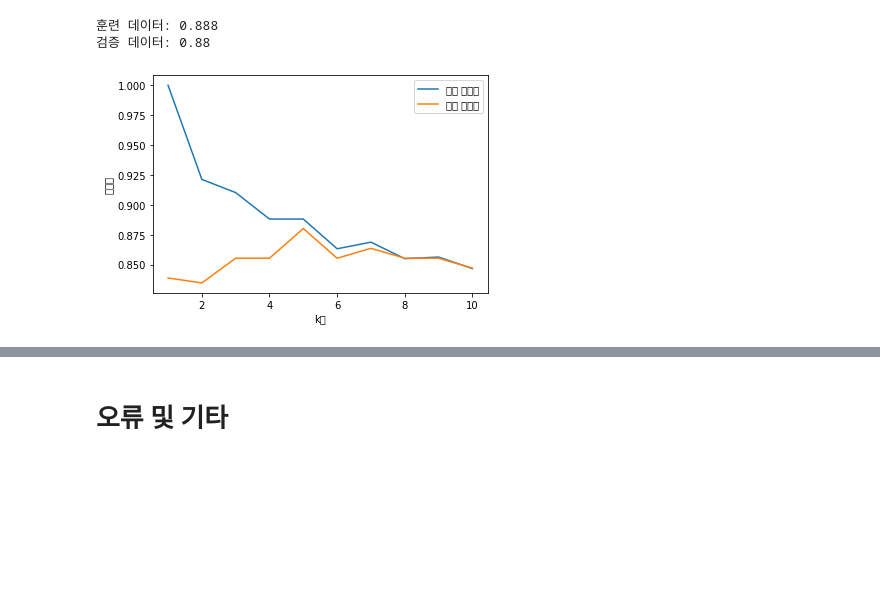
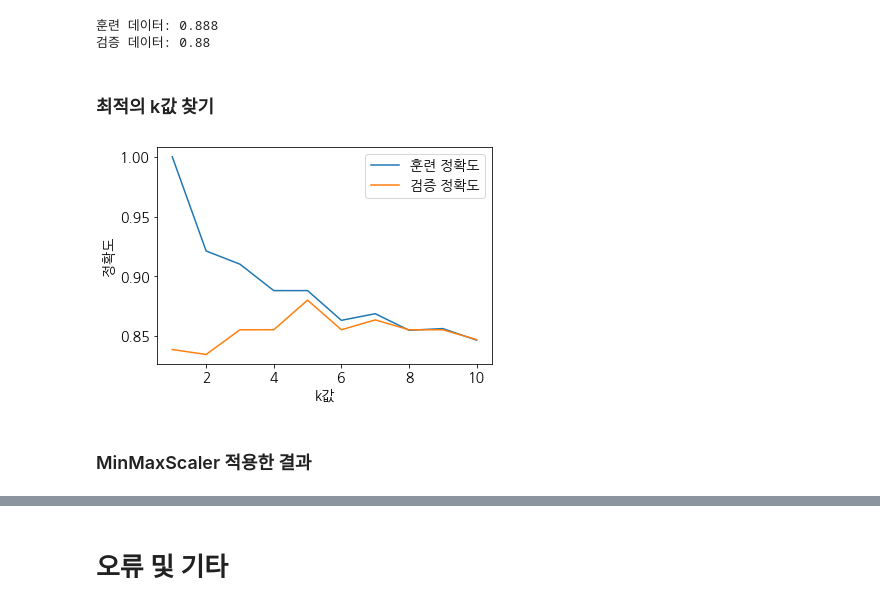
Before and after one commit to Cotidie/ML-Study, a Jupyter notebook: problems/01/WonSeok/KNN_Internet Usage.ipynb, the cells around one changed output, grey strips where cells are left out. Drawn from its saved outputs; the diff is of its cells as text; code cells hidden in the pictures; blank space fills up the shorter version.

Commit message:
MinMaxScaler 적용 및 얻은 결론

```diff
--- a/problems/01/WonSeok/KNN_Internet Usage.ipynb
+++ b/problems/01/WonSeok/KNN_Internet Usage.ipynb
@@ -73,26 +73,32 @@ print(f"검증 데이터: {round(test_acc, 3)}")
 # %% [output]
 훈련 데이터: 0.888
 검증 데이터: 0.88
+# %% [markdown]
+### 최적의 k값 찾기
 # %%
-# 최적의 k값을 찾아본다.
-train_accs = []
-test_accs = []
-k_trials = list(range(1, 11))
+# 함수로 정의
+def graph_by_k_values(k_min, k_max, X_train, X_test, y_train, y_test):
+    train_accs = []; test_accs = []
+    k_trials = list(range(k_min, k_max+1))
 
-# k별 정확도 평가하기
-for k in k_trials:
-    model = KNeighborsClassifier(n_neighbors=k)
-    model.fit(X_train, y_train)
-    train_accs.append(model.score(X_train, y_train))
-    test_accs.append(model.score(X_test, y_test))
+    for k in range(k_min, k_max+1):
+        model = KNeighborsClassifier(n_neighbors=k)
+        model.fit(X_train, y_train)
+        train_accs.append(model.score(X_train, y_train))
+        test_accs.append(model.score(X_test, y_test))
 
-# 꺾은선그래프로 시각화한다.
-plt.plot(k_trials, train_accs, label="훈련 정확도")
-plt.plot(k_trials, test_accs, label="검증 정확도")
-plt.xlabel("k값")
-plt.ylabel("정확도")
-plt.legend()
+    # 꺾은선그래프로 시각화한다.
+    plt.plot(k_trials, train_accs, label="훈련 정확도")
+    plt.plot(k_trials, test_accs, label="검증 정확도")
+    plt.xlabel("k값")
+    plt.ylabel("정확도")
+    plt.legend()
 
-plt.show()
+    plt.show()
-# %% [output]
-[figure, removed]
+# %%
+# 최적의 k값을 찾아본다.
+graph_by_k_values(1, 10, X_train, X_test, y_train, y_test)
+# %% [output]
+[figure, added]
+# %% [markdown]
+### MinMaxScaler 적용한 결과
```
Also changed, not shown: parts of 5 cells of this notebook.
